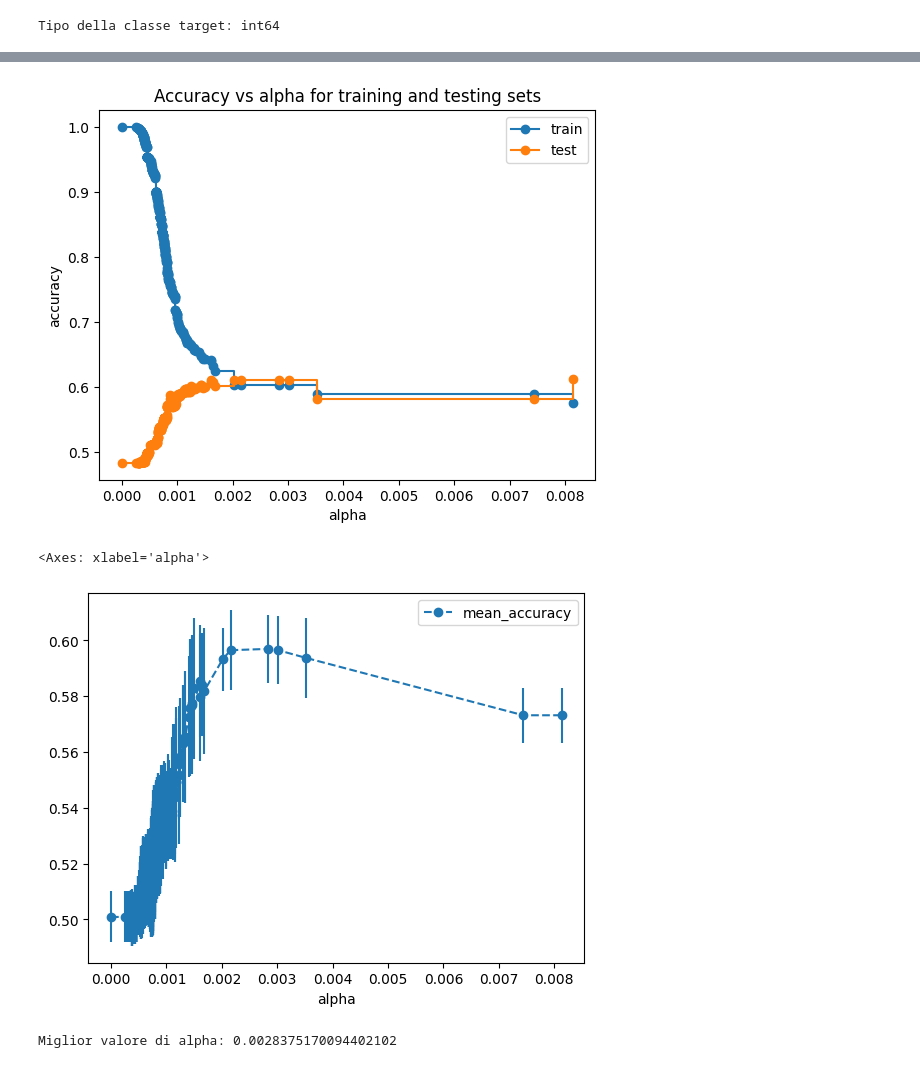
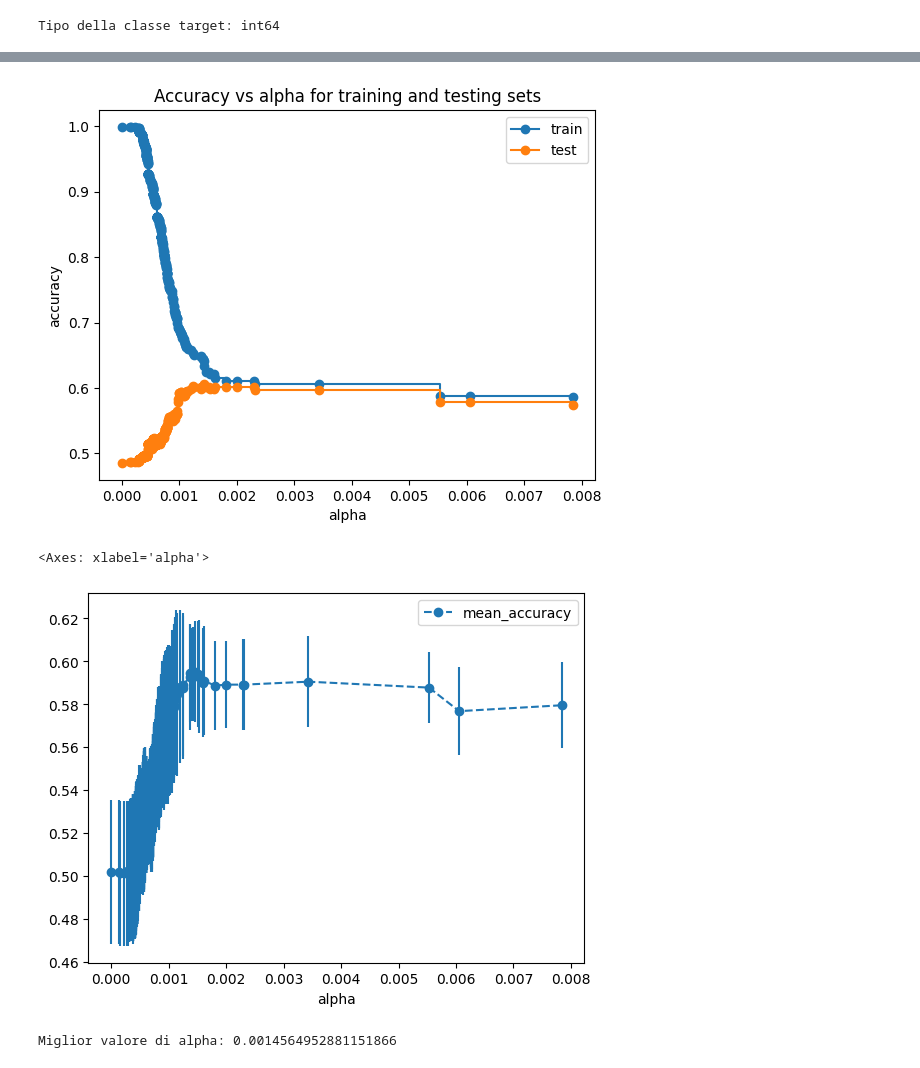
Before and after one commit to Gabri03ele/Child_Mind_Institute, a Jupyter notebook: main.ipynb, the cells around one changed output, grey strips where cells are left out. Cells and saved outputs as stored; diff of their text form; code cells hidden in the pictures.

```diff
--- a/main.ipynb
+++ b/main.ipynb
@@ -49,9 +49,9 @@ Tipo della classe target: int64
 # Basic_Demos-Sex: sesso del paziente
 # PreInt_EduHx-computerinternet_hoursday: uso giornaliero di computer e internet del peziente
 # Physical-BMI: indice di massa corporea del paziente
-# Physical-Height: altezza del paziente
-# Physical-Weight: peso del paziente
-# Physical-Waist_Circumference: circonferenza vita del paziente
+# Physical-Height: altezza del paziente (in inches)
+# Physical-Weight: peso del paziente (in libbre)
+# Physical-Waist_Circumference: circonferenza vita del paziente (in inches)
 # SDS-SDS_Total_Raw: scala per capire i problemi legati al sonno dei pazienti
 # CGAS-CGAS_Score: punteggio per capire la sanità mentale del paziente:
 #                  valori alti -> buon funzionamento del cervello
@@ -59,7 +59,8 @@ Tipo della classe target: int64
 
 df = df.replace(r'^\s*$', np.nan, regex=True)
 columnsOfInterest = ['Basic_Demos-Age ', 'Basic_Demos-Sex ', 'PreInt_EduHx-computerinternet_hoursday ',
-                    'Physical-BMI ', 'Physical-Height ', 'Physical-Weight ', 'Physical-Waist_Circumference ',
+                    'Physical-BMI ', #'Physical-Height ', 'Physical-Weight ',
+                    'Physical-Waist_Circumference ',
                     'SDS-SDS_Total_Raw ', 'CGAS-CGAS_Score ']
 
 nan_counts = df.loc[:, columnsOfInterest].isna().sum()
@@ -141,0 +162,8 @@ dataSelected.head(10)
+# %%
+# Trova le righe con peso pari a 0 -> Impossibile
+zero_weight_rows = dataSelected[dataSelected['Physical-BMI '] == 0]
+zero_weight_indices = zero_weight_rows.index
+print(zero_weight_indices)
+
+df = df.drop(zero_weight_indices)
+print(f"Numero di osservazioni dopo la rimozione: {df.shape[0]}")
@@ -141,0 +173,5 @@ dataSelected.head(10)
+# %%
+# Rimuove le righe con peso pari a 0
+dataSelected = dataSelected[dataSelected['Physical-BMI '] > 0]
+
+print(f"Numero di osservazioni dopo la rimozione: {dataSelected.shape[0]}")
@@ -304,6 +342,6 @@ from sklearn.model_selection import cross_val_score
 
 decTree = DecisionTreeClassifier(max_depth=best_depth)
 
-scores = cross_val_score(decTree, X_train80, y_train80, cv=10)
-print("Accuracy media con cv=10:", scores.mean())
+scores = cross_val_score(decTree, X_train80, y_train80, cv=20)
+print("Accuracy media con cv=20:", scores.mean())
 # %% [output]
@@ -377,6 +415,6 @@ fig.tight_layout()
 # %%
 train_scores = [dt.score(X_train80, y_train80) for dt in dts]
-# valid_scores = [dt.score(X_valid, y_valid) for dt in dts]
+# valid_scores = [dt.score(X_valid20, y_valid20) for dt in dts]
 test_scores = [dt.score(X_test20, y_test20) for dt in dts]
 
 fig, ax = plt.subplots()
@@ -384,43 +422,43 @@ ax.set_xlabel("alpha")
 ax.set_ylabel("accuracy")
 ax.set_title("Accuracy vs alpha for training and testing sets")
 ax.plot(ccp_alphas, train_scores, marker="o", label="train", drawstyle="steps-post")
-# ax.plot(ccp_alphas, valid_scores, marker="o", label="valid", drawstyle="steps-post")
+# ax.plot(ccp_alphas, valid_scores, marker="o", label="valid", drawstyle="steps-post")
 ax.plot(ccp_alphas, test_scores, marker="o", label="test", drawstyle="steps-post")
 ax.legend()
 plt.show()
 # %% [output]
-[figure, old version]
+[figure, new version]
 # %%
 # Controlliamo i valori di alpha per vedere quale è più "consistente" nei dati
 # vale a dire, quale valore di alpha ha la media più alta
 alpha_loop_values = []
 for ccp_alpha in ccp_alphas:
     dt = DecisionTreeClassifier(random_state=0, ccp_alpha=ccp_alpha)
-    scores = cross_val_score(dt, X_train80, y_train80, cv=5)
-    # provato anche con cv=10/15/20, ma con 5 è il risultato più alto assieme a 10 e 15
-    # tuttavia, con cv=5 l'albero risulta essere più piccolo -> meglio(?)
+    scores = cross_val_score(dt, X_train80, y_train80, cv=15)
+    # provato anche con cv=10/15/20, ma con 5 è il risultato più alto assieme a 15
+    # tuttavia, con cv=5 l'albero risulta essere più piccolo -> meglio in toeria
     alpha_loop_values.append([ccp_alpha, np.mean(scores), np.std(scores)])
 
 alpha_results = pd.DataFrame(alpha_loop_values, columns=['alpha', 'mean_accuracy', 'std'])
 
 alpha_results.plot(x='alpha',
                    y='mean_accuracy',
                    yerr='std',
                    marker='o',
                    linestyle='--')
 # %% [output]
 <Axes: xlabel='alpha'>
-[figure, old version]
+[figure, new version]
 # %%
 # prendo il valore effettivo di alpha che ha la media più alta
 subset = alpha_results[(alpha_results['alpha'] > 0.001)
-              & (alpha_results['alpha'] < 0.003)]
+              & (alpha_results['alpha'] < 0.004)]
 
 ideal_alpha = subset.loc[subset['mean_accuracy'].idxmax(), 'alpha']
 ideal_alpha = float(ideal_alpha)
 print("Miglior valore di alpha:", ideal_alpha)
 # %% [output]
-Miglior valore di alpha: 0.0028375170094402102
+Miglior valore di alpha: 0.0014564952881151866
 # %%
 from sklearn.metrics import ConfusionMatrixDisplay, confusion_matrix
 import matplotlib.pyplot as plt
```
Also changed, not shown: parts of 27 cells of this notebook.
